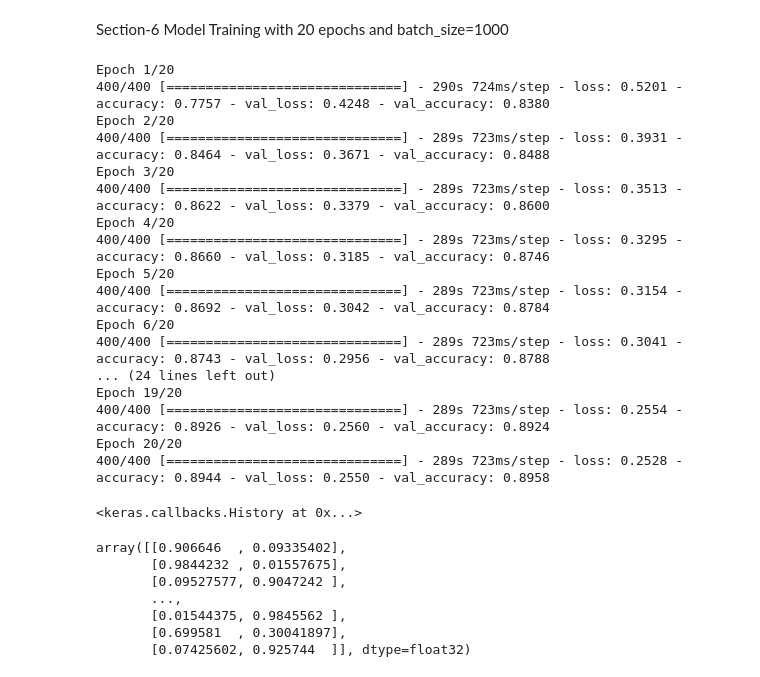
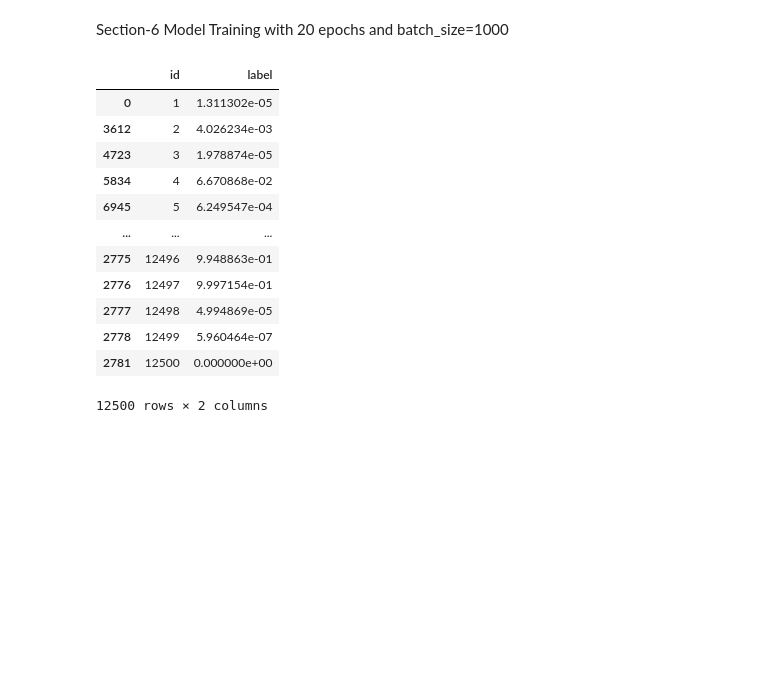
Before and after one commit to pranitha2144/predHW4, a Jupyter notebook: Copy_of_HW_4_2.ipynb, the cells around one changed output. Saved outputs shown, nothing was run; the diff lists cells and outputs as text; code cells hidden in the pictures; blank space fills up the shorter version.

```diff
--- a/Copy_of_HW_4_2.ipynb
+++ b/Copy_of_HW_4_2.ipynb
@@ -117,11 +124,10 @@ Found 5000 images belonging to 2 classes.
 # %%
 #test dataset doesn't need any data augmentation
 test_datagen = ImageDataGenerator(rescale=1. / 255)
-test_set= test_datagen.flow_from_directory('/content/data',
-                                                        target_size=(224, 224),
+test_set= test_datagen.flow_from_directory('/content/data',target_size=(150, 150),
                                                         batch_size=12,
                                                         color_mode='rgb',
-                                                        classes=['test'],class_mode="categorical")
+                                                        classes=['test'],class_mode="binary")
 # %% [output]
 Found 12500 images belonging to 1 classes.
 # %% [markdown]
@@ -153 +198,11 @@ Non-trainable params: 0
 _________________________________________________________________
+# %%
+
+model.compile(
+    optimizer=keras.optimizers.Adam(1e-5),  # Low learning rate
+    loss=keras.losses.BinaryCrossentropy(),
+    metrics=[keras.metrics.BinaryAccuracy()],
+)
+
+epochs = 20
+model.fit(train_generator, epochs=epochs, validation_data=validation_generator)
@@ -190,40 +230,35 @@ model_final.compile(loss = "categorical_crossentropy", optimizer =opt, metrics=[
 # %% [markdown]
 Section-6 Model Training with 20 epochs and batch_size=1000
-# %%
-model_final.fit(training_set,validation_data=val_set,epochs=20)
-# %% [output]
-Epoch 1/20
-400/400 [==============================] - 290s 724ms/step - loss: 0.5201 - accuracy: 0.7757 - val_loss: 0.4248 - val_accuracy: 0.8380
-Epoch 2/20
-400/400 [==============================] - 289s 723ms/step - loss: 0.3931 - accuracy: 0.8464 - val_loss: 0.3671 - val_accuracy: 0.8488
-Epoch 3/20
-400/400 [==============================] - 289s 723ms/step - loss: 0.3513 - accuracy: 0.8622 - val_loss: 0.3379 - val_accuracy: 0.8600
-Epoch 4/20
-400/400 [==============================] - 289s 723ms/step - loss: 0.3295 - accuracy: 0.8660 - val_loss: 0.3185 - val_accuracy: 0.8746
-Epoch 5/20
-400/400 [==============================] - 289s 723ms/step - loss: 0.3154 - accuracy: 0.8692 - val_loss: 0.3042 - val_accuracy: 0.8784
-Epoch 6/20
-400/400 [==============================] - 289s 723ms/step - loss: 0.3041 - accuracy: 0.8743 - val_loss: 0.2956 - val_accuracy: 0.8788
-... (24 lines left out)
-Epoch 19/20
-400/400 [==============================] - 289s 723ms/step - loss: 0.2554 - accuracy: 0.8926 - val_loss: 0.2560 - val_accuracy: 0.8924
-Epoch 20/20
-400/400 [==============================] - 289s 723ms/step - loss: 0.2528 - accuracy: 0.8944 - val_loss: 0.2550 - val_accuracy: 0.8958
-<keras.callbacks.History at 0x...>
 # %%
 #Confution Matrix and Classification Report
 import numpy as np
-Y_pred = model_final.predict_generator(test_set)
+Y_pred = model.predict_generator(test_set)
-# %%
-Y_pred
-# %% [output]
-array([[0.906646  , 0.09335402],
-       [0.9844232 , 0.01557675],
-       [0.09527577, 0.9047242 ],
-       ...,
-       [0.01544375, 0.9845562 ],
-       [0.699581  , 0.30041897],
-       [0.07425602, 0.925744  ]], dtype=float32)
+# %%
+import pandas as pd
+ans=pd.DataFrame()
+id=[]
+for i in test_set.filenames:
+  id.append(int(i.split('.')[0].split("/")[1]))
+ans["id"]=id
+ans["label"]=1-Y_pred[:,0]
+ans=ans.sort_values(by="id")
+ans.to_csv("MSBA.Session2.PranithaPeddi.csv",index=False)
+# %%
+ans
+# %% [output]
+|  | id | label |
+| 0 | 1 | 1.311302e-05 |
+| 3612 | 2 | 4.026234e-03 |
+| 4723 | 3 | 1.978874e-05 |
+| 5834 | 4 | 6.670868e-02 |
+| 6945 | 5 | 6.249547e-04 |
+| ... | ... | ... |
+| 2775 | 12496 | 9.948863e-01 |
+| 2776 | 12497 | 9.997154e-01 |
+| 2777 | 12498 | 4.994869e-05 |
+| 2778 | 12499 | 5.960464e-07 |
+| 2781 | 12500 | 0.000000e+00 |
+12500 rows × 2 columns
 # %%
 import pandas as pd
 ans=pd.DataFrame()
```
Also changed, not shown: parts of 13 cells of this notebook.
